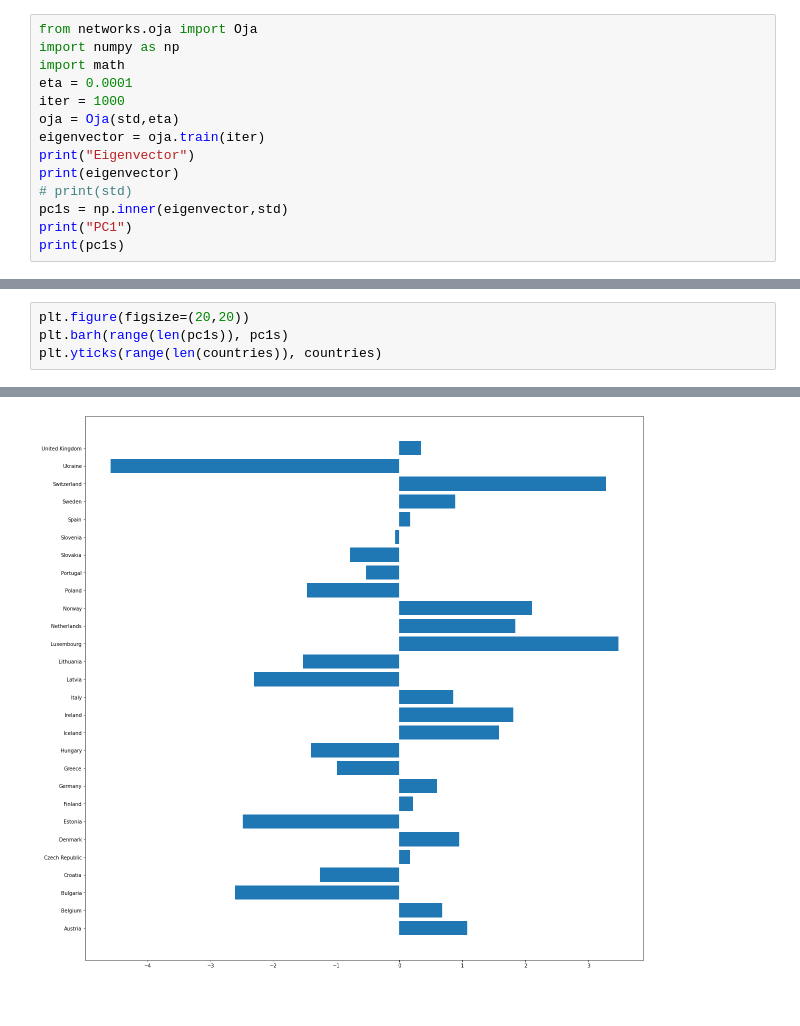
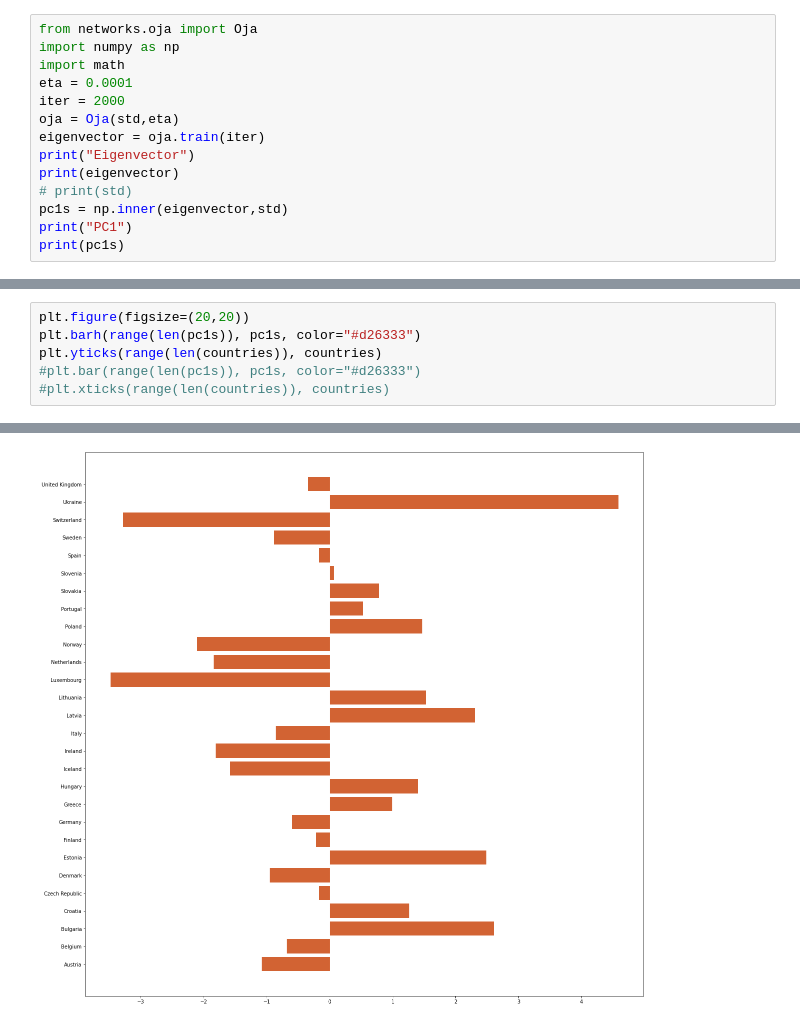
Before and after one commit to camilaborinsky/SIA-tps, a Jupyter notebook: TP4/oja.ipynb, the cells around one changed output, grey strips where cells are left out. Saved outputs shown, nothing was run; the diff lists cells and outputs as text.

Commit message:
Oja graphs

```diff
--- a/TP4/oja.ipynb
+++ b/TP4/oja.ipynb
@@ -8,7 +11,7 @@ from networks.oja import Oja
 import numpy as np
 import math
 eta = 0.0001
-iter = 1000
+iter = 2000
 oja = Oja(std,eta)
 eigenvector = oja.train(iter)
 print("Eigenvector")
@@ -30,23 +40,25 @@ PC1
 # %%
 plt.figure(figsize=(20,20))
-plt.barh(range(len(pc1s)), pc1s)
+plt.barh(range(len(pc1s)), pc1s, color="#d26333")
 plt.yticks(range(len(countries)), countries)
+#plt.bar(range(len(pc1s)), pc1s, color="#d26333")
+#plt.xticks(range(len(countries)), countries)
 # %% [output]
 ([<matplotlib.axis.YTick at 0x...>,
   <matplotlib.axis.YTick at 0x...>,
   <matplotlib.axis.YTick at 0x...>,
   <matplotlib.axis.YTick at 0x...>,
   <matplotlib.axis.YTick at 0x...>,
   <matplotlib.axis.YTick at 0x...>,
   <matplotlib.axis.YTick at 0x...>,
   <matplotlib.axis.YTick at 0x...>,
   <matplotlib.axis.YTick at 0x...>,
   <matplotlib.axis.YTick at 0x...>,
   <matplotlib.axis.YTick at 0x...>,
   <matplotlib.axis.YTick at 0x...>,
 ... (40 lines left out)
   Text(0, 24, 'Sweden'),
   Text(0, 25, 'Switzerland'),
   Text(0, 26, 'Ukraine'),
   Text(0, 27, 'United Kingdom')])
-[figure, old version]
+[figure, new version]
```
Also changed, not shown: parts of 6 cells of this notebook.
